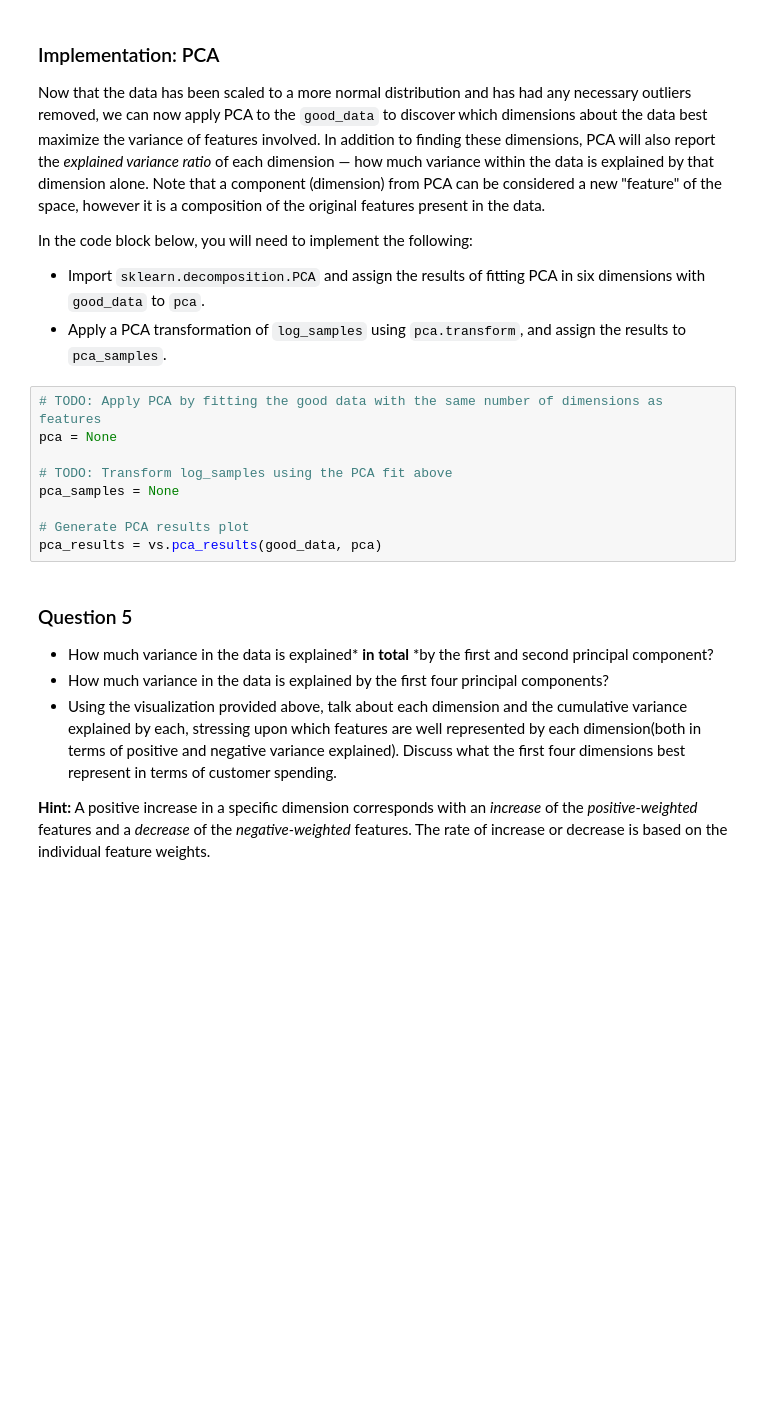
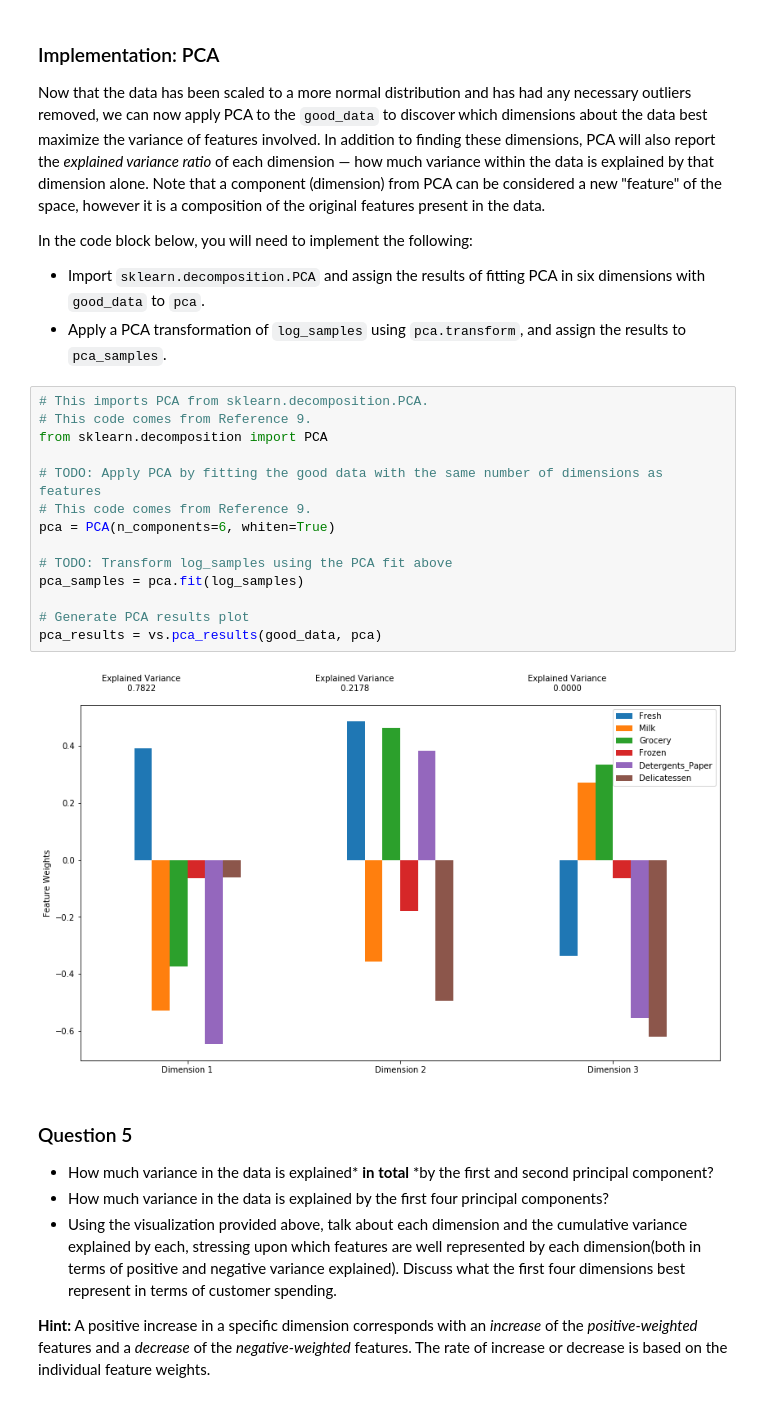
Before and after one commit to brian-campbell-said-mba18/Udacity-ML-customer-segment-project, a Jupyter notebook: customer_segments.ipynb, the cells around one changed output. Cells and saved outputs as stored; diff of their text form; blank space fills up the shorter version.

```diff
--- a/customer_segments.ipynb
+++ b/customer_segments.ipynb
@@ -422,14 +421,21 @@ In the code block below, you will need to implement the following:
  - Import `sklearn.decomposition.PCA` and assign the results of fitting PCA in six dimensions with `good_data` to `pca`.
  - Apply a PCA transformation of `log_samples` using `pca.transform`, and assign the results to `pca_samples`.
 # %%
+# This imports PCA from sklearn.decomposition.PCA.
+# This code comes from Reference 9.
+from sklearn.decomposition import PCA
+
 # TODO: Apply PCA by fitting the good data with the same number of dimensions as features
-pca = None
+# This code comes from Reference 9.
+pca = PCA(n_components=6, whiten=True)
 
 # TODO: Transform log_samples using the PCA fit above
-pca_samples = None
+pca_samples = pca.fit(log_samples)
 
 # Generate PCA results plot
 pca_results = vs.pca_results(good_data, pca)
+# %% [output]
+[figure, added]
 # %% [markdown]
 ### Question 5
 
```
Also changed, not shown: parts of 6 cells of this notebook.
